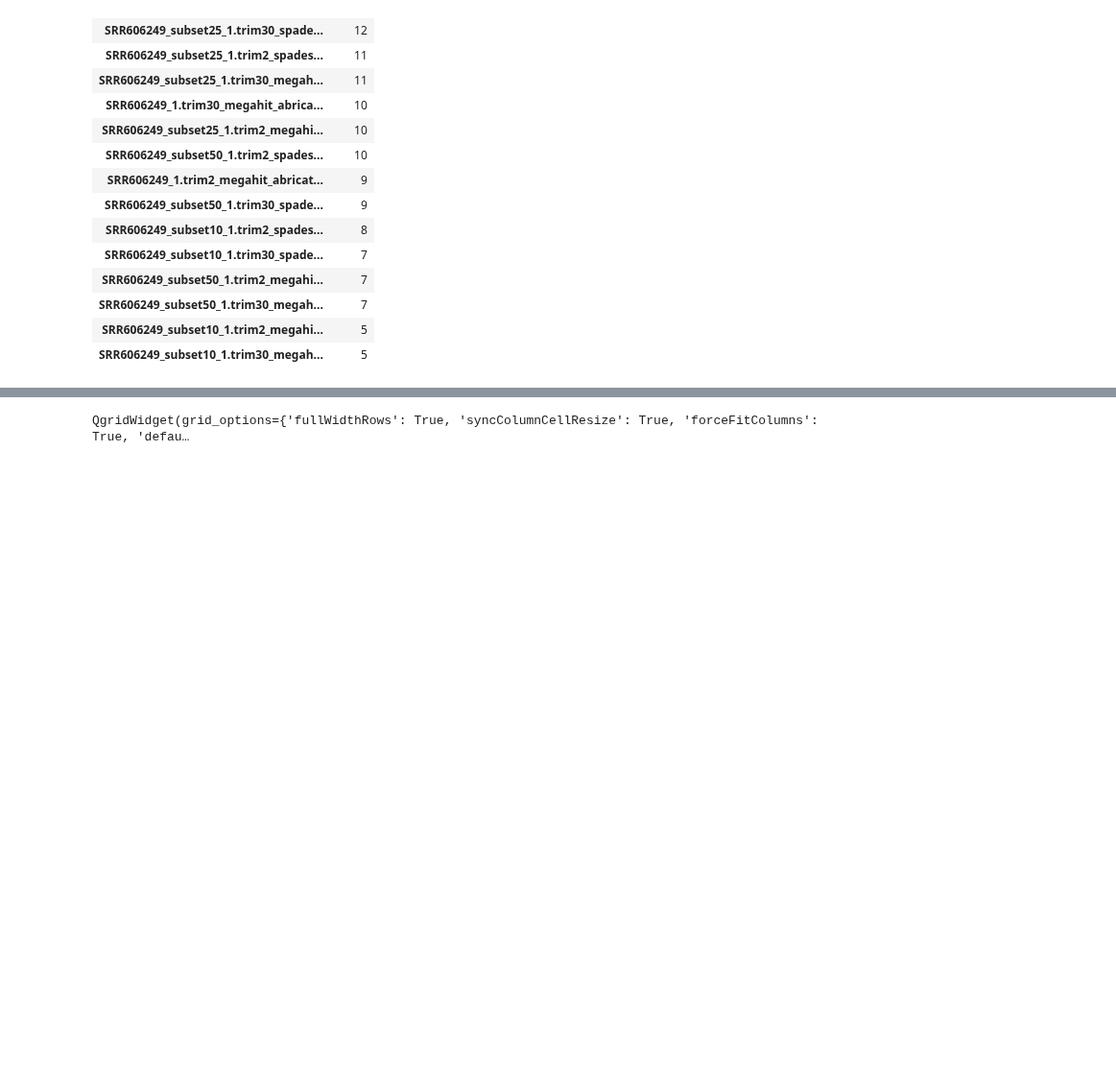
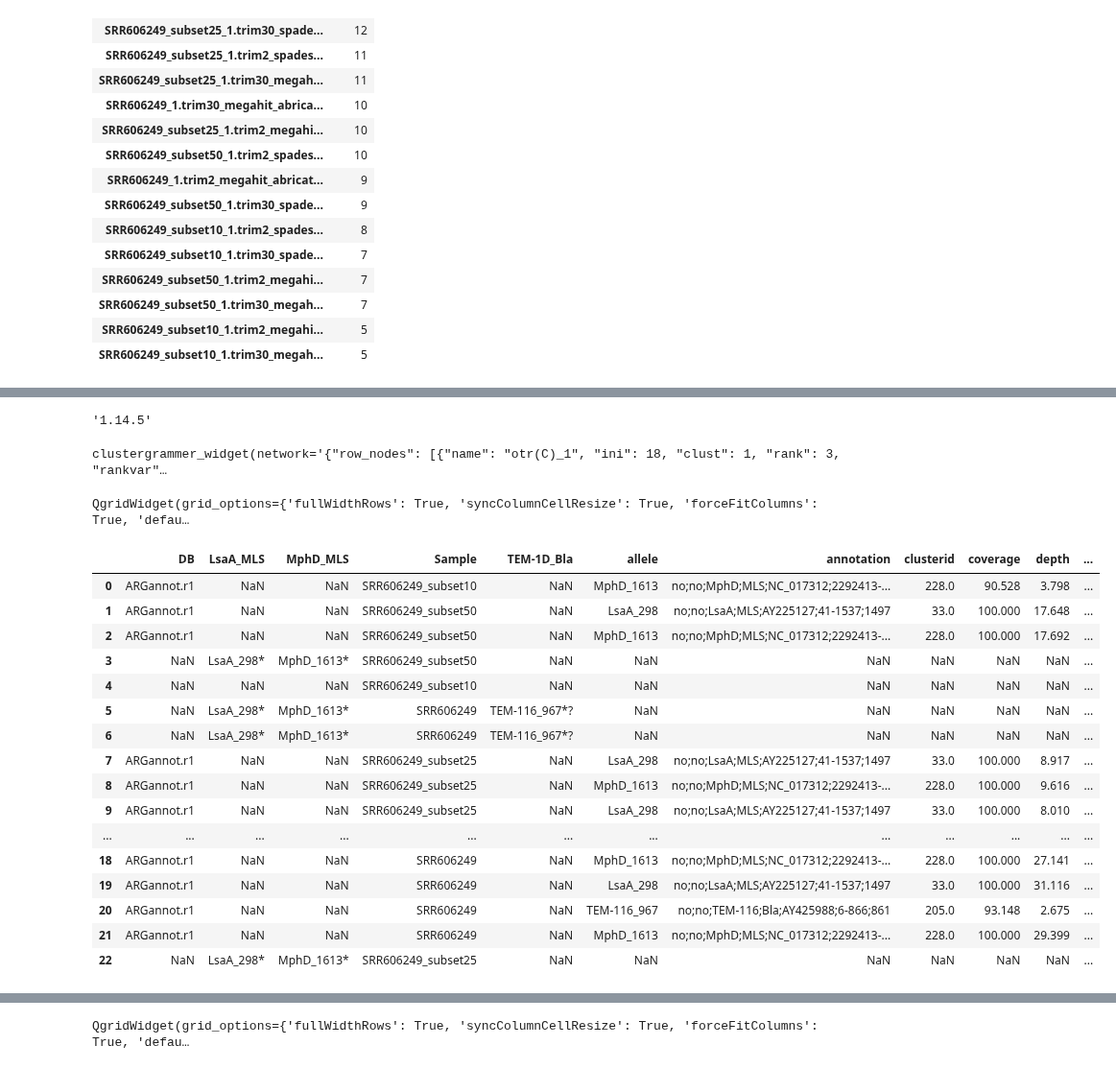
Before and after one commit to dahak-metagenomics/dahak, a Jupyter notebook: workflows/functional_inference/antibiotic_resistance/functional_inference_antibiotic_res_example.ipynb, the cells around one changed output, grey strips where cells are left out. Shown at 96% size. Cells and saved outputs as stored; diff of their text form; code cells hidden in the pictures; blank space fills up the shorter version.

```diff
--- a/workflows/functional_inference/antibiotic_resistance/functional_inference_antibiotic_res_example.ipynb
+++ b/workflows/functional_inference/antibiotic_resistance/functional_inference_antibiotic_res_example.ipynb
@@ -129,19 +158,3 @@ ug = list(set(combined_df['GENE']))
-# %%
-# Creat concatenated tsv file
-combined_df = concat_files('*tab')
-# Remove columns keeping only 'gene' and 'filename'
-#new_combined_df = combined_df.drop(combined_df.columns[[0, 1, 3, 4]], axis=1)
-# Drop any na values
-combined_df.dropna(axis=0, inplace=True)
-#new_combined_df.head()
-g = combined_df.groupby('GENE')
-ug = list(set(combined_df['GENE']))
-
-a = []
-for GENE in ug:
-    gene_group = g.get_group(GENE)
-    if len(gene_group['filename'])>1:
-        a.append(gene_group[['filename', 'GENE']])
 # %%
 from collections import defaultdict
 
@@ -149,3 +162,9 @@ gene_filenames = defaultdict(list)
 
 for line in a:
     gene_filenames[line['GENE'].iloc[0]].extend(line['filename'].tolist())
+# %%
+filenames = set()
+for files in gene_filenames.values():
+    filenames.update(files)
+# %%
+filenames = list(filenames)
@@ -151,0 +180,18 @@ for line in a:
+# %%
+import numpy as np
+import pandas as pd
+from clustergrammer_widget import *
+np.version.version
+# %% [output]
+'1.14.5'
+# %%
+# initialize network object
+net = Network(clustergrammer_widget)
+# load dataframe
+net.load_df(dense_df)
+# cluster using default parameters
+net.cluster(enrichrgram=False)
+# make the visualization
+net.widget()
+# %% [output]
+clustergrammer_widget(network='{"row_nodes": [{"name": "otr(C)_1", "ini": 18, "clust": 1, "rank": 3, "rankvar"…
@@ -151,0 +200,4 @@ for line in a:
+# %%
+qgrid.show_grid(dense_df, show_toolbar=True)
+# %% [output]
+QgridWidget(grid_options={'fullWidthRows': True, 'syncColumnCellResize': True, 'forceFitColumns': True, 'defau…
@@ -151,0 +206,27 @@ for line in a:
+# %%
+def concat_txt(filenames):
+    x = glob.glob(filenames)
+    list_of_dfs = [pd.read_table(filename, header = 0) for filename in x]
+    for dataframe, filename in zip(list_of_dfs, x):
+        dataframe['filename'] = filename
+    combined_df = pd.concat(list_of_dfs, ignore_index=True, sort=True)
+    return combined_df
+concat_txt("srst2/*results.txt")
+# %% [output]
+|  | DB | LsaA_MLS | MphD_MLS | Sample | TEM-1D_Bla | allele | annotation | clusterid | coverage | depth | ... |
+| 0 | ARGannot.r1 | NaN | NaN | SRR606249_subset10 | NaN | MphD_1613 | no;no;MphD;MLS;NC_017312;2292413-... | 228.0 | 90.528 | 3.798 | ... |
+| 1 | ARGannot.r1 | NaN | NaN | SRR606249_subset50 | NaN | LsaA_298 | no;no;LsaA;MLS;AY225127;41-1537;1497 | 33.0 | 100.000 | 17.648 | ... |
+| 2 | ARGannot.r1 | NaN | NaN | SRR606249_subset50 | NaN | MphD_1613 | no;no;MphD;MLS;NC_017312;2292413-... | 228.0 | 100.000 | 17.692 | ... |
+| 3 | NaN | LsaA_298* | MphD_1613* | SRR606249_subset50 | NaN | NaN | NaN | NaN | NaN | NaN | ... |
+| 4 | NaN | NaN | NaN | SRR606249_subset10 | NaN | NaN | NaN | NaN | NaN | NaN | ... |
+| 5 | NaN | LsaA_298* | MphD_1613* | SRR606249 | TEM-116_967*? | NaN | NaN | NaN | NaN | NaN | ... |
+| 6 | NaN | LsaA_298* | MphD_1613* | SRR606249 | TEM-116_967*? | NaN | NaN | NaN | NaN | NaN | ... |
+| 7 | ARGannot.r1 | NaN | NaN | SRR606249_subset25 | NaN | LsaA_298 | no;no;LsaA;MLS;AY225127;41-1537;1497 | 33.0 | 100.000 | 8.917 | ... |
+| 8 | ARGannot.r1 | NaN | NaN | SRR606249_subset25 | NaN | MphD_1613 | no;no;MphD;MLS;NC_017312;2292413-... | 228.0 | 100.000 | 9.616 | ... |
+| 9 | ARGannot.r1 | NaN | NaN | SRR606249_subset25 | NaN | LsaA_298 | no;no;LsaA;MLS;AY225127;41-1537;1497 | 33.0 | 100.000 | 8.010 | ... |
+| ... | ... | ... | ... | ... | ... | ... | ... | ... | ... | ... | ... |
+| 18 | ARGannot.r1 | NaN | NaN | SRR606249 | NaN | MphD_1613 | no;no;MphD;MLS;NC_017312;2292413-... | 228.0 | 100.000 | 27.141 | ... |
+| 19 | ARGannot.r1 | NaN | NaN | SRR606249 | NaN | LsaA_298 | no;no;LsaA;MLS;AY225127;41-1537;1497 | 33.0 | 100.000 | 31.116 | ... |
+| 20 | ARGannot.r1 | NaN | NaN | SRR606249 | NaN | TEM-116_967 | no;no;TEM-116;Bla;AY425988;6-866;861 | 205.0 | 93.148 | 2.675 | ... |
+| 21 | ARGannot.r1 | NaN | NaN | SRR606249 | NaN | MphD_1613 | no;no;MphD;MLS;NC_017312;2292413-... | 228.0 | 100.000 | 29.399 | ... |
+| 22 | NaN | LsaA_298* | MphD_1613* | SRR606249_subset25 | NaN | NaN | NaN | NaN | NaN | NaN | ... |
```
Also changed, not shown: parts of 26 cells of this notebook.
